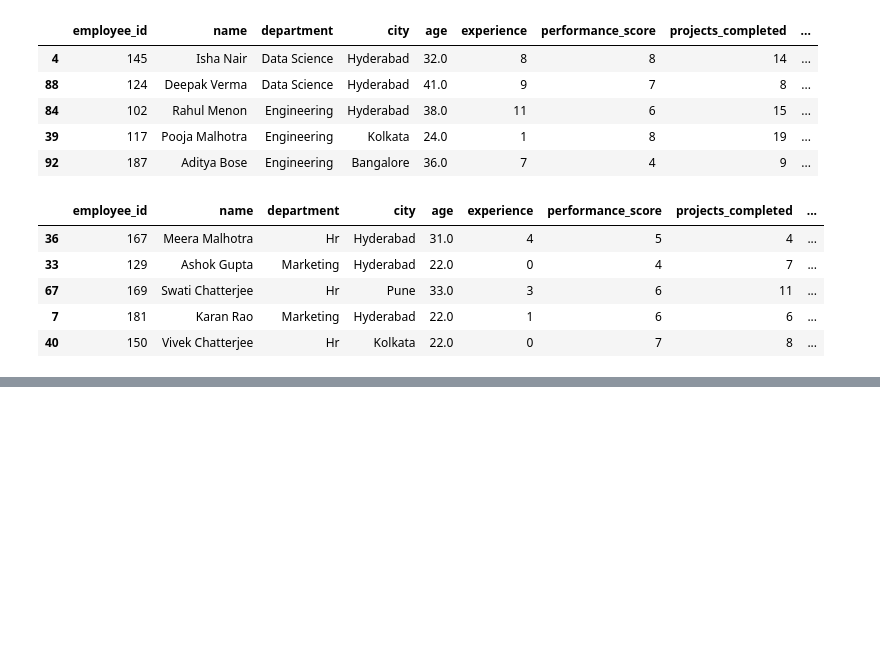
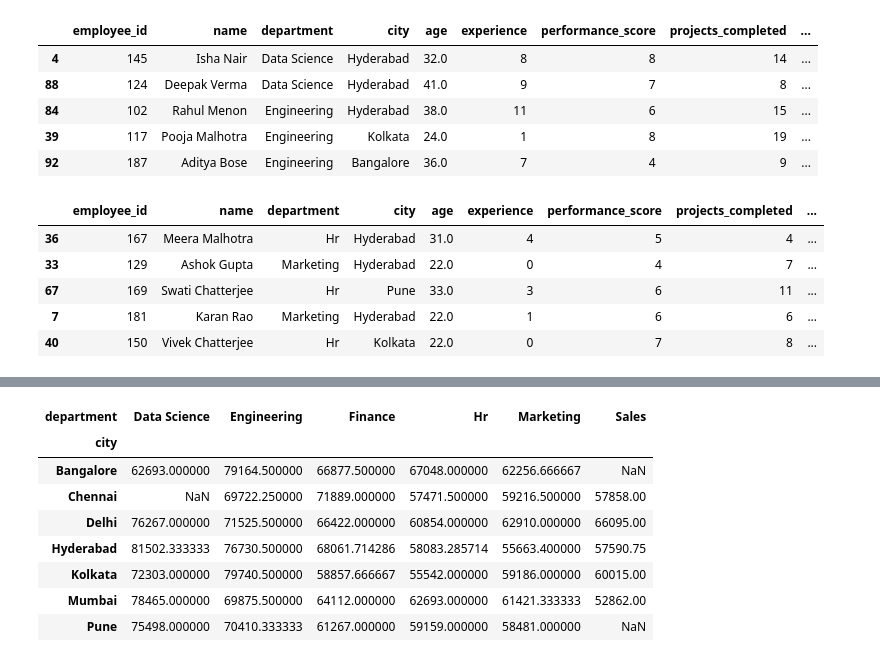
Before and after one commit to Ruhi1010/machine_learning, a Jupyter notebook: ml_library_basics/pandas/pandas_2.ipynb, the cells around one changed output, grey strips where cells are left out. Cells and saved outputs as stored; diff of their text form; code cells hidden in the pictures; blank space fills up the shorter version.

```diff
--- a/ml_library_basics/pandas/pandas_2.ipynb
+++ b/ml_library_basics/pandas/pandas_2.ipynb
@@ -879,0 +1023,12 @@ data.nsmallest(5, 'monthly_salary')
+# %%
+data.groupby(['city', 'department'])['monthly_salary'].mean().unstack()
+# %% [output]
+| department | Data Science | Engineering | Finance | Hr | Marketing | Sales |
+| city |  |  |  |  |  |  |
+| Bangalore | 62693.000000 | 79164.500000 | 66877.500000 | 67048.000000 | 62256.666667 | NaN |
+| Chennai | NaN | 69722.250000 | 71889.000000 | 57471.500000 | 59216.500000 | 57858.00 |
+| Delhi | 76267.000000 | 71525.500000 | 66422.000000 | 60854.000000 | 62910.000000 | 66095.00 |
+| Hyderabad | 81502.333333 | 76730.500000 | 68061.714286 | 58083.285714 | 55663.400000 | 57590.75 |
+| Kolkata | 72303.000000 | 79740.500000 | 58857.666667 | 55542.000000 | 59186.000000 | 60015.00 |
+| Mumbai | 78465.000000 | 69875.500000 | 64112.000000 | 62693.000000 | 61421.333333 | 52862.00 |
+| Pune | 75498.000000 | 70410.333333 | 61267.000000 | 59159.000000 | 58481.000000 | NaN |
```
Also changed, not shown: parts of 32 cells of this notebook.
